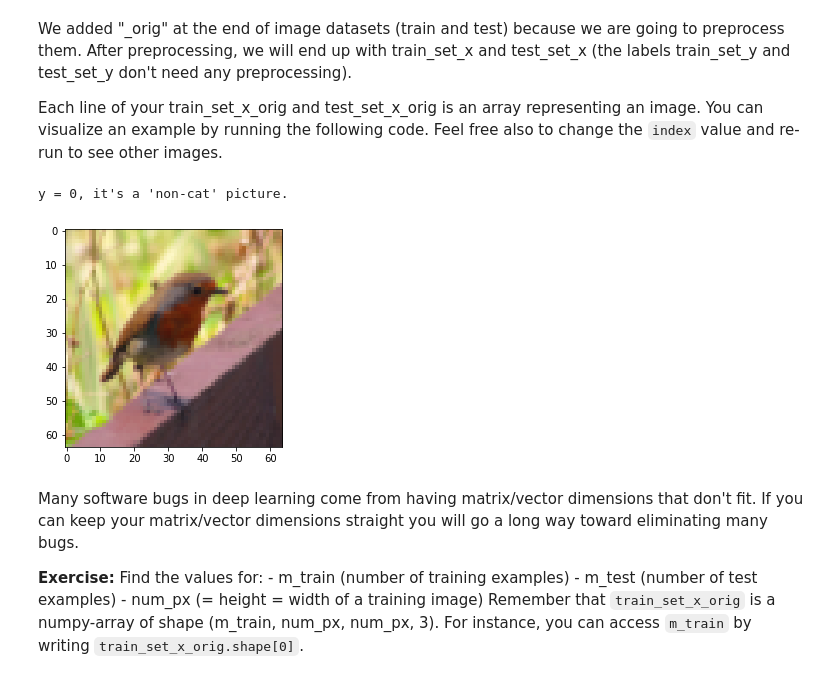
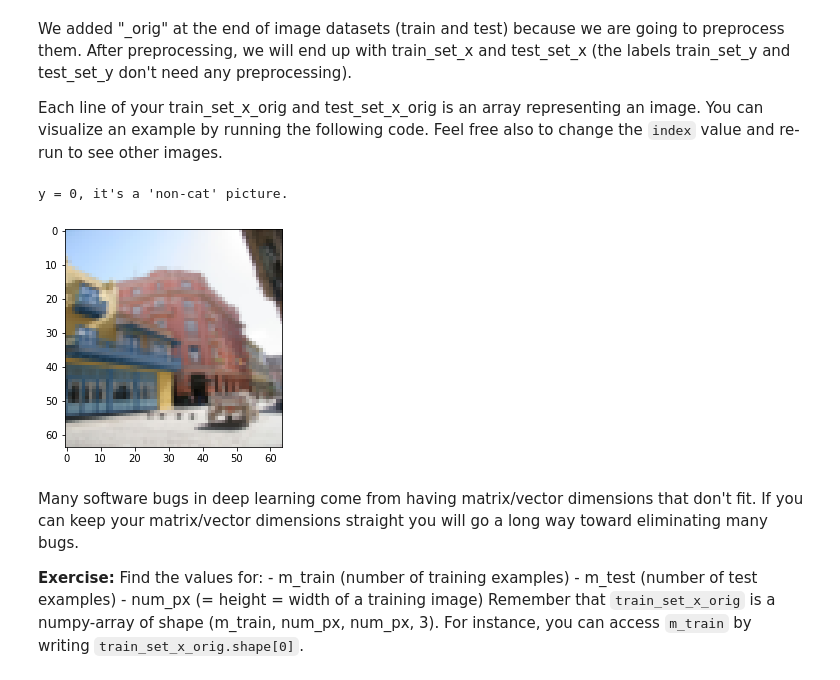
Before and after one commit to anhtuan23/coursera-deep-learning-specialization, a Jupyter notebook: C1 - Neural Networks and Deep Learning/Week 2/Logistic Regression as a Neural Network/Logistic_Regression_with_a_Neural_Network_mindset_v6a.ipynb, the cells around one changed output. Saved outputs shown, nothing was run; the diff lists cells and outputs as text; code cells hidden in the pictures.

```diff
--- a/C1 - Neural Networks and Deep Learning/Week 2/Logistic Regression as a Neural Network/Logistic_Regression_with_a_Neural_Network_mindset_v6a.ipynb
+++ b/C1 - Neural Networks and Deep Learning/Week 2/Logistic Regression as a Neural Network/Logistic_Regression_with_a_Neural_Network_mindset_v6a.ipynb
@@ -66,12 +66,12 @@ We added "_orig" at the end of image datasets (train and test) because we are go
 Each line of your train_set_x_orig and test_set_x_orig is an array representing an image. You can visualize an example by running the following code. Feel free also to change the `index` value and re-run to see other images.
 # %%
 # Example of a picture
-index =10
+index =23
 plt.imshow(train_set_x_orig[index])
 print ("y = " + str(train_set_y[0, index]) + ", it's a '" + classes[np.squeeze(train_set_y[:, index])].decode("utf-8") +  "' picture.")
 # %% [output]
 y = 0, it's a 'non-cat' picture.
-[figure, old version]
+[figure, new version]
 # %% [markdown]
 Many software bugs in deep learning come from having matrix/vector dimensions that don't fit. If you can keep your matrix/vector dimensions straight you will go a long way toward eliminating many bugs.
 
```
Also changed, not shown: parts of 14 cells of this notebook, 2 other files.
